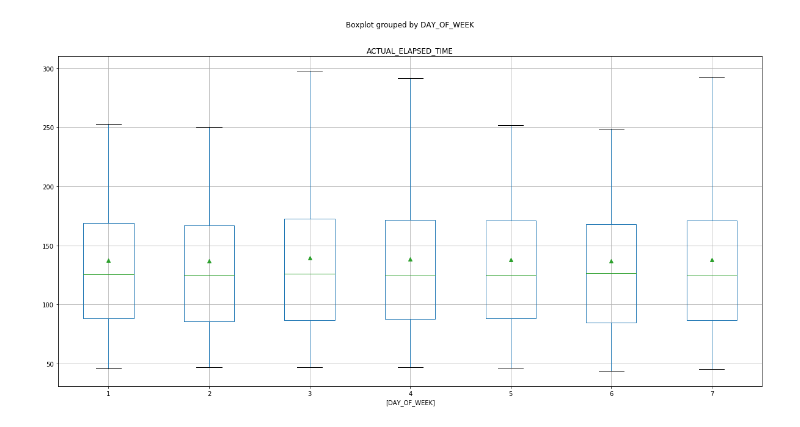
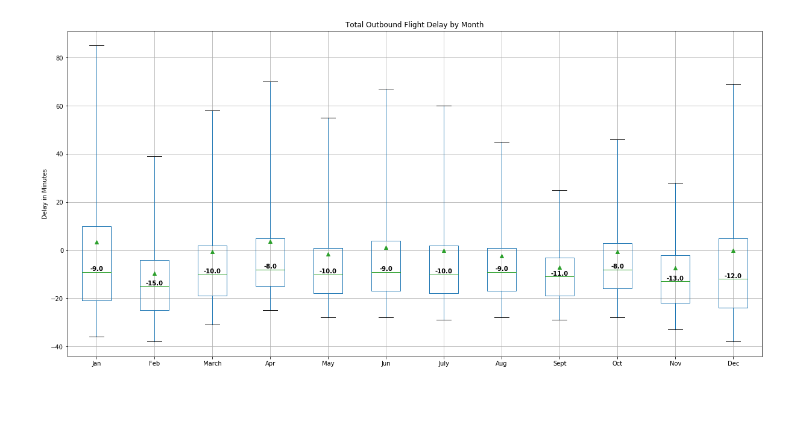
Before and after one commit to HWspam/Delorean, a Jupyter notebook: Delay_Date.ipynb, the cells around one changed output. Saved outputs shown, nothing was run; the diff lists cells and outputs as text; code cells hidden in the pictures; blank space fills up the shorter version.

Commit message:
Add medians on box plots and add two bar plots

```diff
--- a/Delay_Date.ipynb
+++ b/Delay_Date.ipynb
@@ -2,6 +2,7 @@
 import pandas as pd
 import matplotlib.pyplot as plt
 import scipy.stats as stats
+import numpy as np
 
 df = pd.read_csv("Resources/cleaned_df.csv", low_memory=False)
 df=df[["MONTH","ARR_DELAY","ORIGIN_AIRPORT","DAY_OF_WEEK","DEST_AIRPORT","ACTUAL_ELAPSED_TIME"]]
@@ -9,3 +10,4 @@ df_outbound=df.loc[df["ORIGIN_AIRPORT"]=="Minneapolis-Saint Paul International A
 df_inbound=df.loc[df["DEST_AIRPORT"]=="Minneapolis-Saint Paul International Airport",:]
 
 Weekdays=["Monday","Tuesday","Wednesday","Thursday","Friday","Saturday","Sunday"]
+Months = ["Jan", "Feb", "March", "Apr", "May", "Jun", "July", "Aug", "Sept", "Oct", "Nov", "Dec"]
@@ -52,7 +14,24 @@ box=df_elapsed_month.boxplot("ACTUAL_ELAPSED_TIME",by=["MONTH"],figsize=(20,10),
-# %%
-df_elapsed_day=df_outbound.groupby(["DAY_OF_WEEK","DEST_AIRPORT"]).mean()
-df_elapsed_day=df_elapsed_day.reset_index(drop=False)
-
-box=df_elapsed_day.boxplot("ACTUAL_ELAPSED_TIME",by=["DAY_OF_WEEK"],figsize=(20,10), showfliers=False, showmeans=True)
-# %% [output]
-[figure, removed]
+# %%
+box1=df_outbound.boxplot("ARR_DELAY",by="MONTH",figsize=(20,10), showfliers=False, showmeans = True, whis = [5,95])
+# box1.set_ylim(-80,80)
+box1.set_xticklabels(Months)
+box1.set_ylabel("Delay in Minutes")
+box1.set_xlabel("")
+box1.set_title("Total Outbound Flight Delay by Month")
+box1.get_figure().suptitle('')
+
+# Label medians
+out_delay_by_month_mean = df_outbound.groupby(["MONTH"]).median()
+out_mean_values = np.round(out_delay_by_month_mean["ARR_DELAY"].values,2)
+out_mean_values_str = [str(x) for x in out_mean_values]
+
+out_pos = range(0,len(mean_values_str)+1)
+for tick,label in zip(pos,box1.get_xticklabels()):
+    box1.text(out_pos[tick+1], out_mean_values[tick]+0.5, out_mean_values_str[tick],
+            horizontalalignment='center', color='k', weight='semibold')
+
+# Save Plot
+plt.savefig("Resources/Outbound_Month_Delay.png")
+plt.show()
+# %% [output]
+[figure, added]
```
Also changed, not shown: parts of 10 cells of this notebook, 8 other files.
